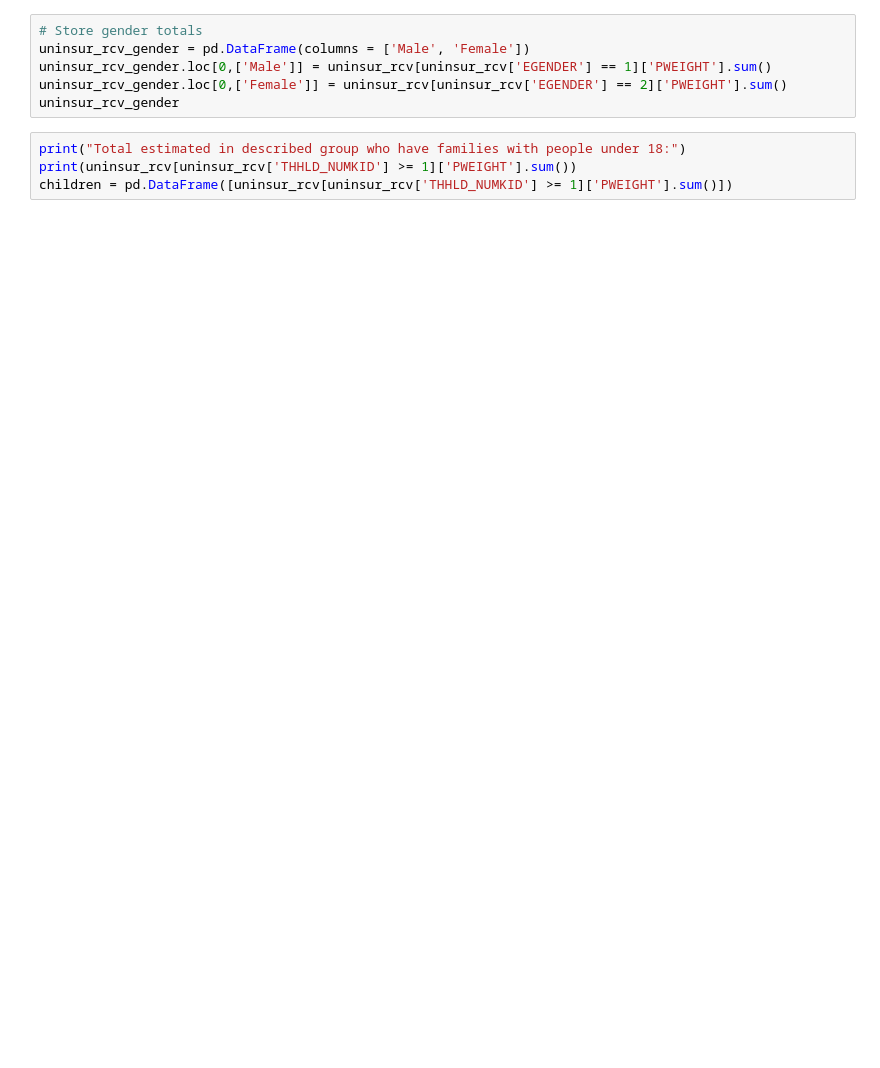
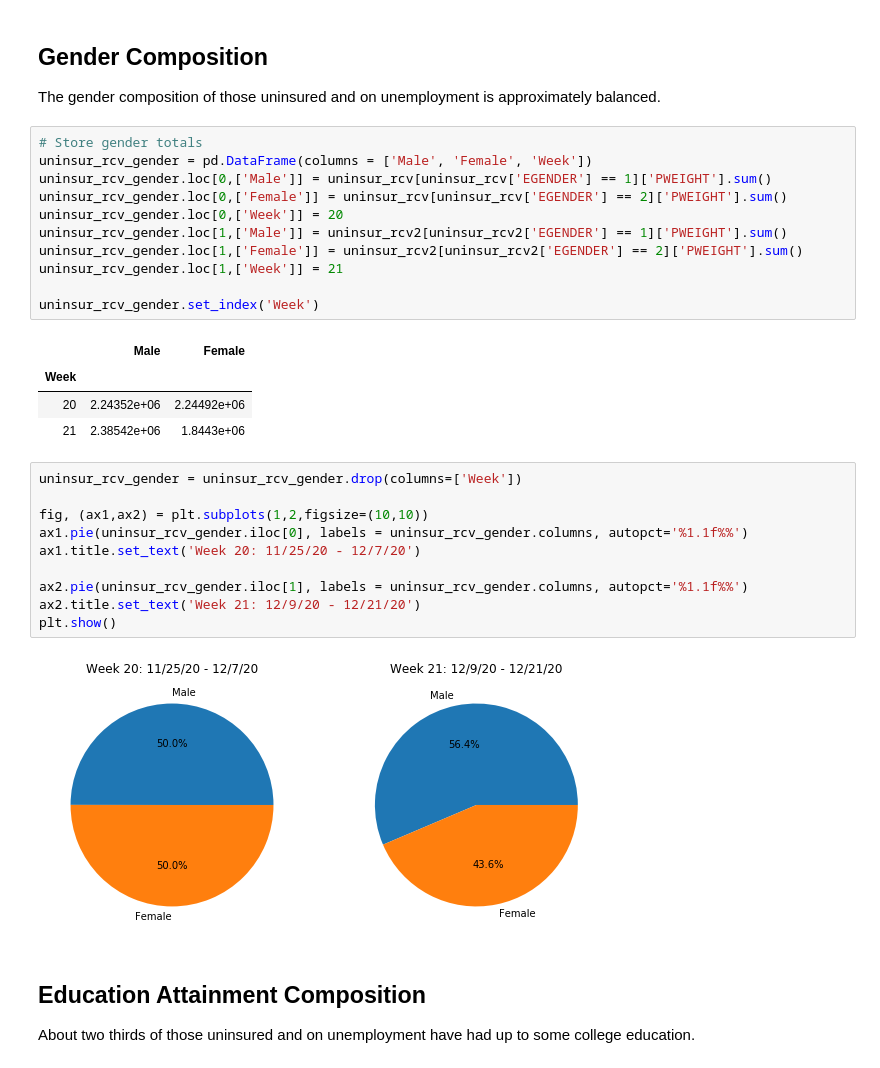
Before and after one commit to rebdorn/Covid_Impact, a Jupyter notebook: generate_estimates.ipynb, the cells around one changed output. Cells and saved outputs as stored; diff of their text form; blank space fills up the shorter version.

```diff
--- a/generate_estimates.ipynb
+++ b/generate_estimates.ipynb
@@ -19,13 +65,37 @@ uninsur_rcv_race
+# %% [markdown]
+## Gender Composition
+The gender composition of those uninsured and on unemployment is approximately balanced.
 # %%
 # Store gender totals
-uninsur_rcv_gender = pd.DataFrame(columns = ['Male', 'Female'])
+uninsur_rcv_gender = pd.DataFrame(columns = ['Male', 'Female', 'Week'])
 uninsur_rcv_gender.loc[0,['Male']] = uninsur_rcv[uninsur_rcv['EGENDER'] == 1]['PWEIGHT'].sum()
 uninsur_rcv_gender.loc[0,['Female']] = uninsur_rcv[uninsur_rcv['EGENDER'] == 2]['PWEIGHT'].sum()
-uninsur_rcv_gender
+uninsur_rcv_gender.loc[0,['Week']] = 20
+uninsur_rcv_gender.loc[1,['Male']] = uninsur_rcv2[uninsur_rcv2['EGENDER'] == 1]['PWEIGHT'].sum()
+uninsur_rcv_gender.loc[1,['Female']] = uninsur_rcv2[uninsur_rcv2['EGENDER'] == 2]['PWEIGHT'].sum()
+uninsur_rcv_gender.loc[1,['Week']] = 21
+
+uninsur_rcv_gender.set_index('Week')
+# %% [output]
+|  | Male | Female |
+| Week |  |  |
+| 20 | 2.24352e+06 | 2.24492e+06 |
+| 21 | 2.38542e+06 | 1.8443e+06 |
-# %%
-print("Total estimated in described group who have families with people under 18:")
-print(uninsur_rcv[uninsur_rcv['THHLD_NUMKID'] >= 1]['PWEIGHT'].sum())
-children = pd.DataFrame([uninsur_rcv[uninsur_rcv['THHLD_NUMKID'] >= 1]['PWEIGHT'].sum()])
+# %%
+uninsur_rcv_gender = uninsur_rcv_gender.drop(columns=['Week'])
+
+fig, (ax1,ax2) = plt.subplots(1,2,figsize=(10,10))
+ax1.pie(uninsur_rcv_gender.iloc[0], labels = uninsur_rcv_gender.columns, autopct='%1.1f%%')
+ax1.title.set_text('Week 20: 11/25/20 - 12/7/20')
+
+ax2.pie(uninsur_rcv_gender.iloc[1], labels = uninsur_rcv_gender.columns, autopct='%1.1f%%')
+ax2.title.set_text('Week 21: 12/9/20 - 12/21/20')
+plt.show()
+# %% [output]
+[figure, added]
+# %% [markdown]
+## Education Attainment Composition
+About two thirds of those uninsured and on unemployment have had up to some college education.
 # %%
 up_to_hs = [1, 2, 3]
 some_college = [4]
```
Also changed, not shown: parts of 21 cells of this notebook.
